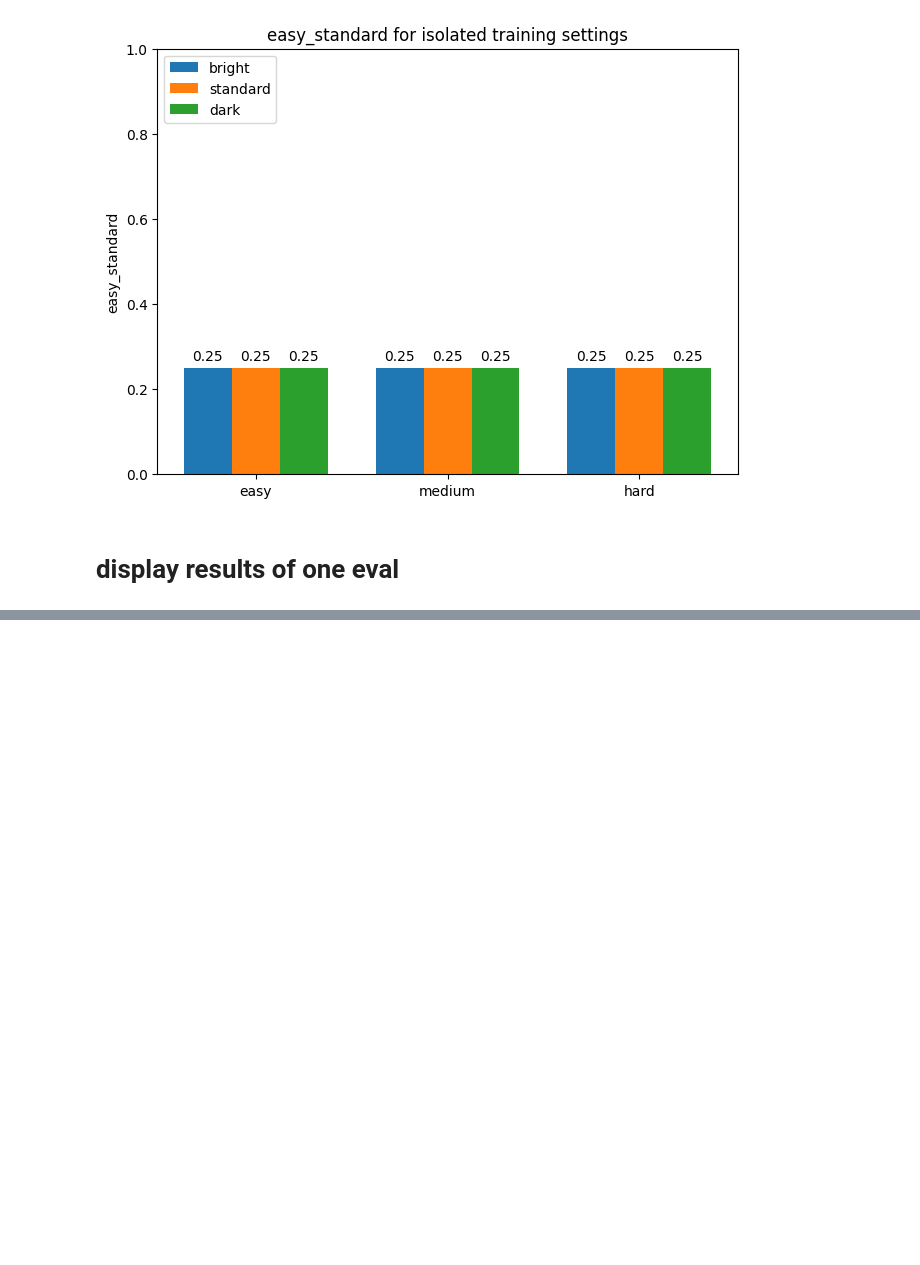
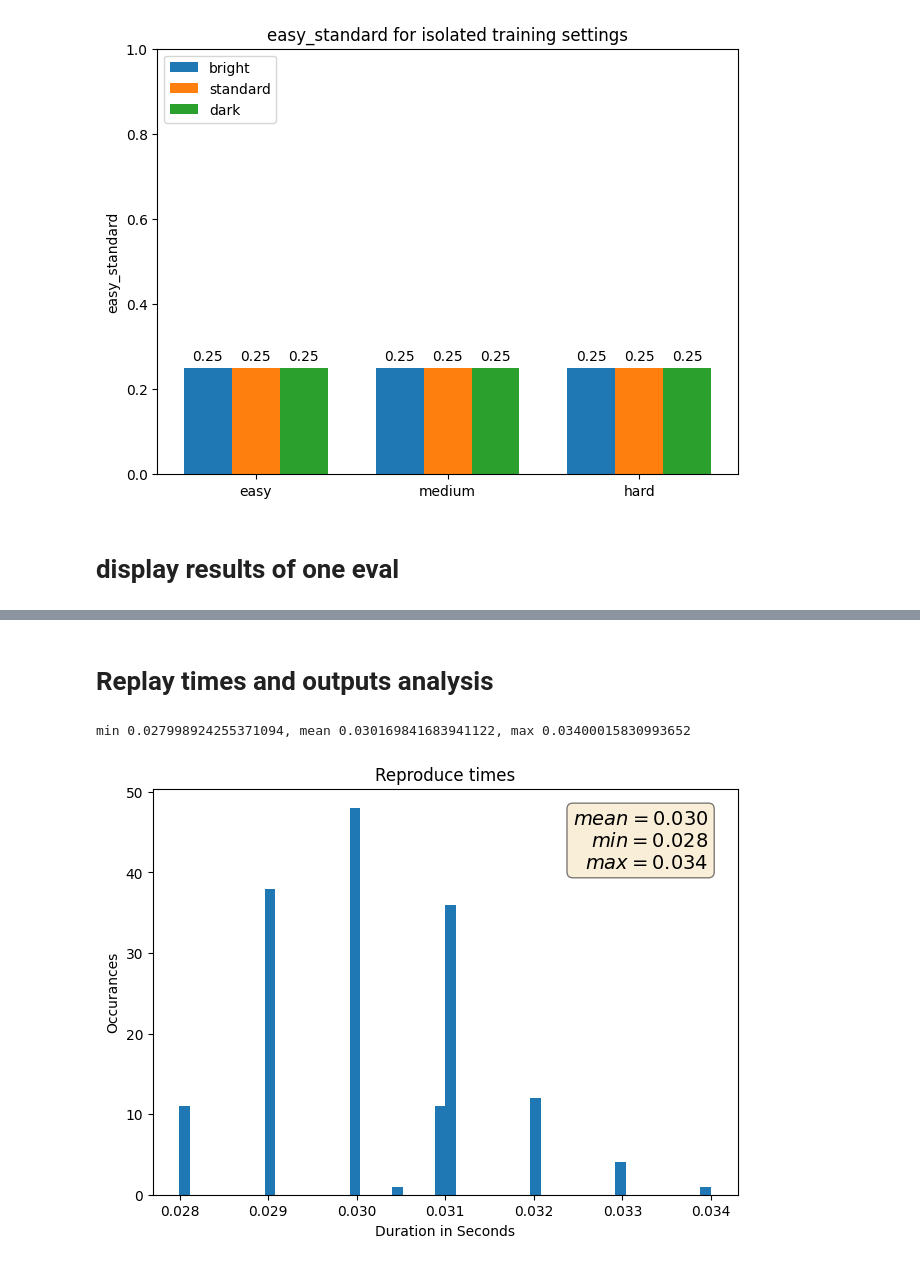
Before and after one commit to geschnee/carsim-rl-cnn, a Jupyter notebook: python/eval_and_replay_analysis.ipynb, the cells around one changed output, grey strips where cells are left out. Saved outputs shown, nothing was run; the diff lists cells and outputs as text; code cells hidden in the pictures; blank space fills up the shorter version.

```diff
--- a/python/eval_runs_analysis.ipynb
+++ b/python/eval_and_replay_analysis.ipynb
@@ -276,0 +289,2 @@ for ls in light_settings:
+# %% [markdown]
+# Replay times and outputs analysis
@@ -276,0 +293,35 @@ for ls in light_settings:
+# %%
+import numpy as np
+
+reproduce_times = np.load(f'{replay_dir}\preprocessing_plus_infer_times.npy')
+
+max_rep_time = np.max(reproduce_times)
+min_rep_time = np.min(reproduce_times)
+mean_rep_time = np.mean(reproduce_times)
+
+print(f'min {min_rep_time}, mean {mean_rep_time}, max {max_rep_time}')
+
+import matplotlib.pyplot as plt
+
+fig, ax = plt.subplots(layout='constrained')
+
+ax.hist(reproduce_times, bins=(50))
+
+textstr = '\n'.join((
+    r'$mean=%.3f$' % (mean_rep_time, ),
+    r'$min=%.3f$' % (min_rep_time, ),
+    r'$max=%.3f$' % (max_rep_time, )))
+
+
+# these are matplotlib.patch.Patch properties
+props = dict(boxstyle='round', facecolor='wheat', alpha=0.5)
+
+# place a text box in upper left in axes coords
+ax.text(0.95, 0.95, textstr, transform=ax.transAxes, fontsize=14, horizontalalignment='right',
+        verticalalignment='top', bbox=props)
+
+plt.gca().set(title='Reproduce times', ylabel='Occurances', xlabel='Duration in Seconds')
+plt.savefig(f'notebook_images/replay_times.png')
+# %% [output]
+min 0.027998924255371094, mean 0.030169841683941122, max 0.03400015830993652
+[figure, added]
```
Also changed, not shown: parts of 5 cells of this notebook, 27 other files.
